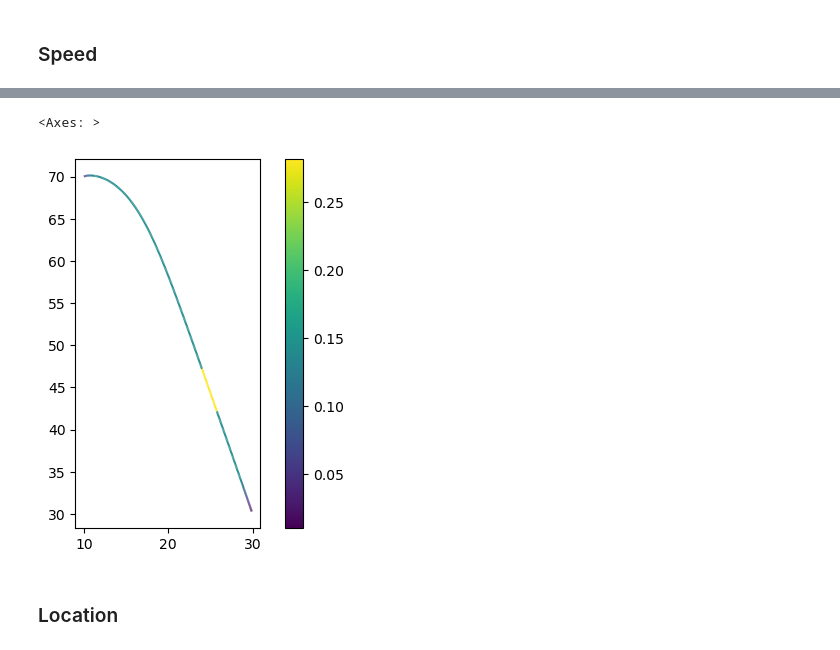
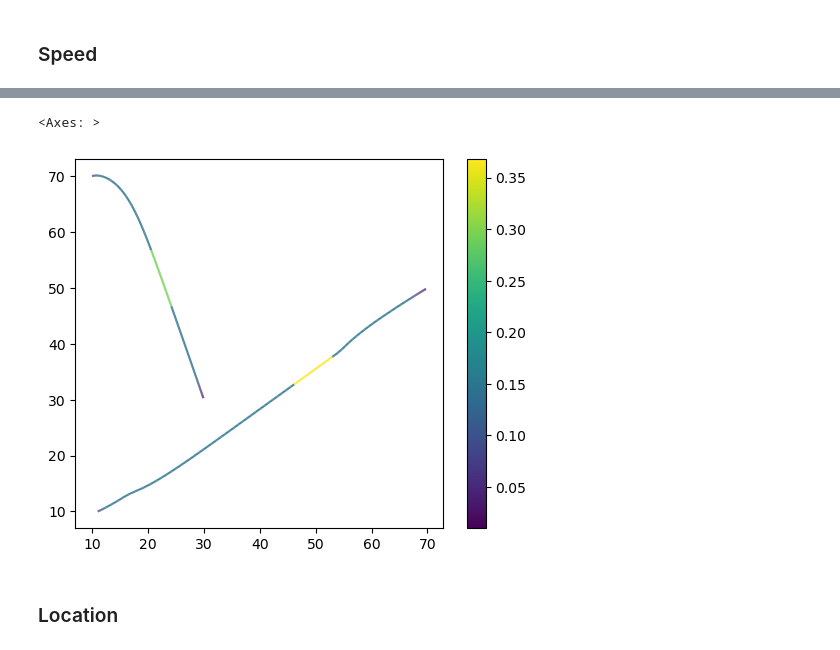
Before and after one commit to movingpandas/synth-data-generator, a Jupyter notebook: mesa/examples/basic/ships/ships.ipynb, the cells around one changed output, grey strips where cells are left out. Saved outputs shown, nothing was run; the diff lists cells and outputs as text; code cells hidden in the pictures.

Commit message:
Improved speed anomalies

```diff
--- a/mesa/examples/basic/ships/ships.ipynb
+++ b/mesa/examples/basic/ships/ships.ipynb
@@ -173,5 +161,0 @@ df
-# %%
-total_steps = len(df)
-anomaly_start_idx = np.random.randint(0.2 * total_steps, 0.7 * total_steps)  # Choose within middle range
-anomaly_duration = int(0.1 * total_steps)  # 10% of trajectory as anomalous segment
-print(anomaly_duration)
@@ -180,3 +161,0 @@ print(anomaly_duration)
-# %%
-new_vals = df.iloc[anomaly_start_idx : anomaly_start_idx + anomaly_duration].t_diff / 2
-new_vals
@@ -239,10 +162,33 @@ df
-# %%
-traj = mpd.Trajectory(df,t='t',traj_id=1)
-traj.add_speed(overwrite=True)
-traj.plot(column='speed', legend=True)
-# %% [output]
-<Axes: >
-[figure, removed]
+# %%
+def inject_speed_anomaly(traj, duration_pct=(0.1,0.2), speedup_pct=(1.5,2.5)):
+    df = traj.df.copy()
+    df.reset_index(inplace=True)
+    df["t_diff"] = df['t'].diff()
+    # Choose within middle range
+    total_steps = len(df)
+    anomaly_start_idx = np.random.randint(0.1 * total_steps, 0.7 * total_steps)
+    duration_pct = duration_pct[0] + (np.random.random() * (duration_pct[1]-duration_pct[0]))
+    anomaly_duration = int(duration_pct * total_steps)
+    # Insert new values
+    speedup_pct = speedup_pct[0] + (np.random.random() * (speedup_pct[1]-speedup_pct[0]))
+    new_vals = df.iloc[anomaly_start_idx : anomaly_start_idx + anomaly_duration].t_diff / speedup_pct
+    df.loc[anomaly_start_idx : anomaly_start_idx + anomaly_duration -1, "t_diff"] = new_vals
+    # Flag anomalies
+    df['is_anomaly'] = False
+    df.loc[anomaly_start_idx : anomaly_start_idx + anomaly_duration -1, "is_anomaly"] = True
+    # Correct the timestamp update logic
+    df["t"] = df["t"].iloc[0] + df["t_diff"].fillna(pd.Timedelta(seconds=0)).cumsum()
+    return mpd.Trajectory(df,t='t',traj_id=traj.id)
+# %%
+for i, traj in enumerate(tc.trajectories):
+    traj = inject_speed_anomaly(traj)
+    tc.trajectories[i] = traj
+
+tc.add_speed(overwrite=True)
+tc.plot(column='speed', legend=True)
+# %% [output]
+<Axes: >
+[figure, added]
 # %% [markdown]
 ### Location
 # %% [markdown]
```
Also changed, not shown: parts of 11 cells of this notebook.
